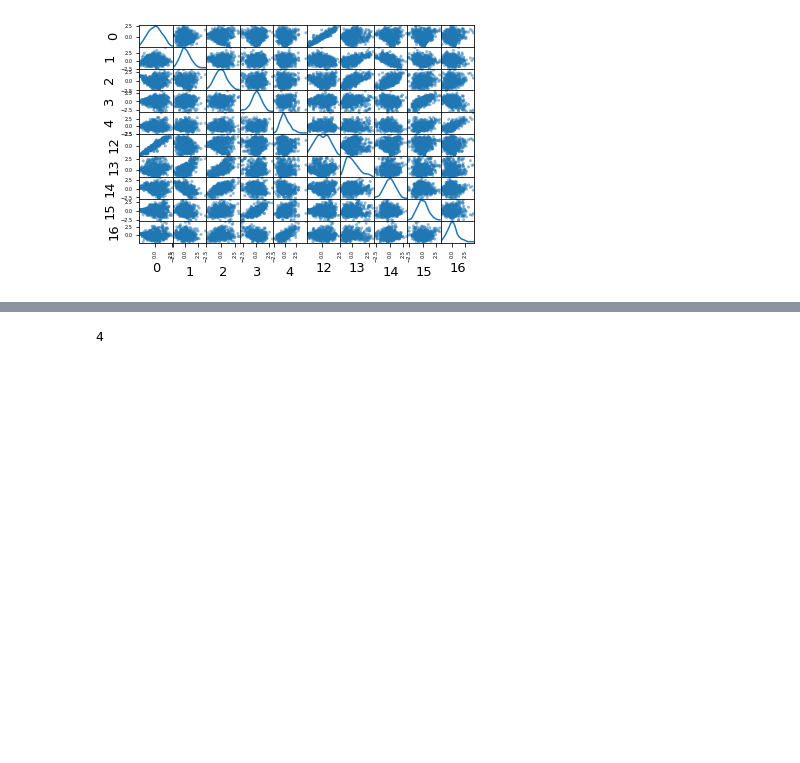
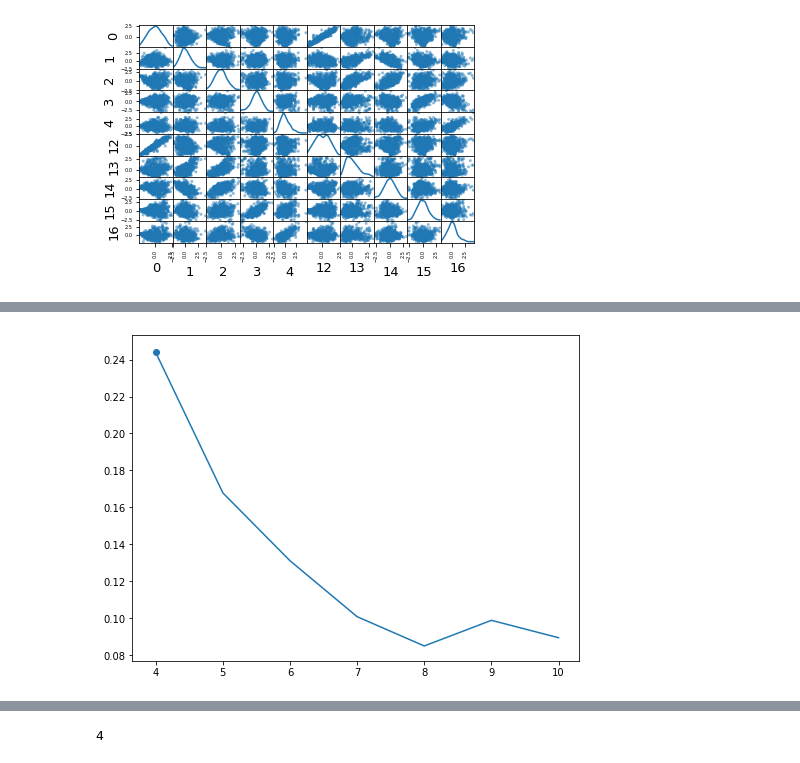
Before and after one commit to emanuelevivoli/2019-Machine-Learning-FCT, a Jupyter notebook: Second/Tp2_notebook_simo-restart.ipynb, the cells around one changed output, grey strips where cells are left out. Saved outputs shown, nothing was run; the diff lists cells and outputs as text; code cells hidden in the pictures; blank space fills up the shorter version.

```diff
--- a/Second/Tp2_notebook_simo-restart.ipynb
+++ b/Second/Tp2_notebook_simo-restart.ipynb
@@ -480,3 +491,10 @@ val for  6  features
+# %%
+fig = plt.figure(100, figsize=(8, 6))
+plt.plot(np.array(val_ext)[:,0], np.array(val_ext)[:,1])
+plt.scatter(val_ext[np.where(val_ext == np.max(val_ext, 0)[1])[0][0]][0],val_ext[np.where(val_ext == np.max(val_ext, 0)[1])[0][0]][1])
+plt.savefig("external_score_kmeans")
+# %% [output]
+[figure, added]
 # %%
 best_k=4 #choosed number of clusters
 ##best_k=choose_best_k(val_int,val_ext) to implement?
```
Also changed, not shown: parts of 28 cells of this notebook, 28 other files.
